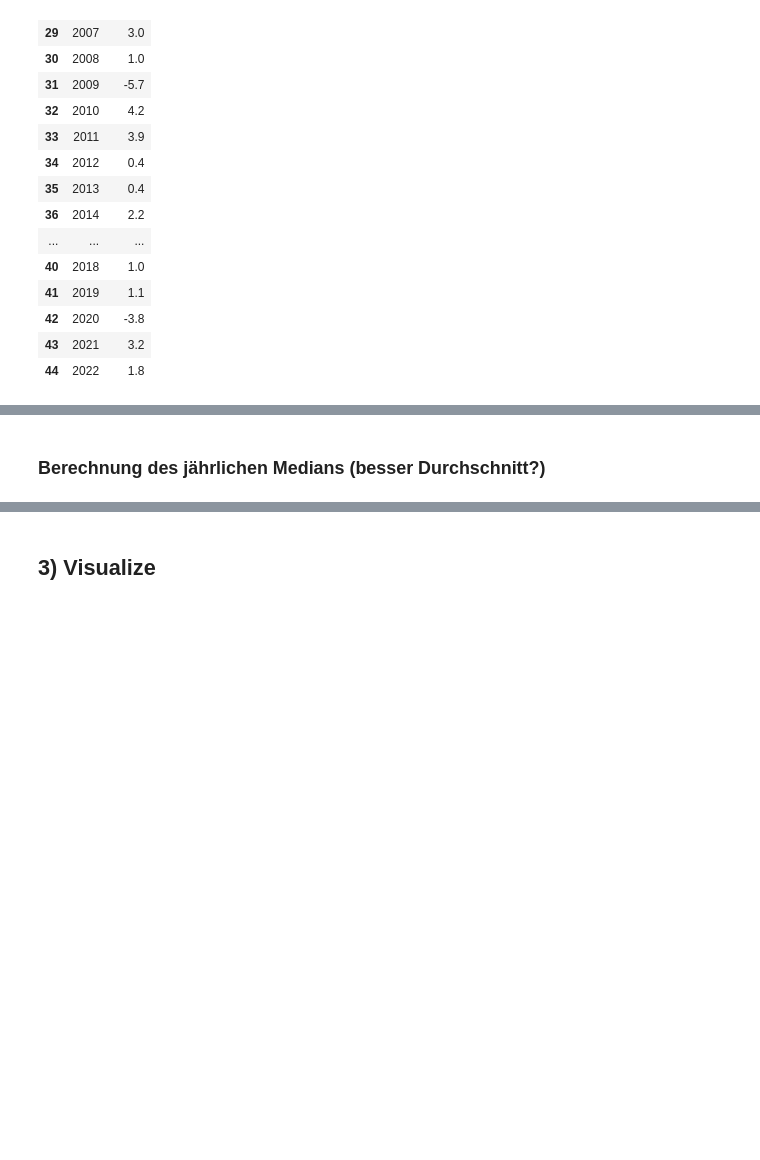
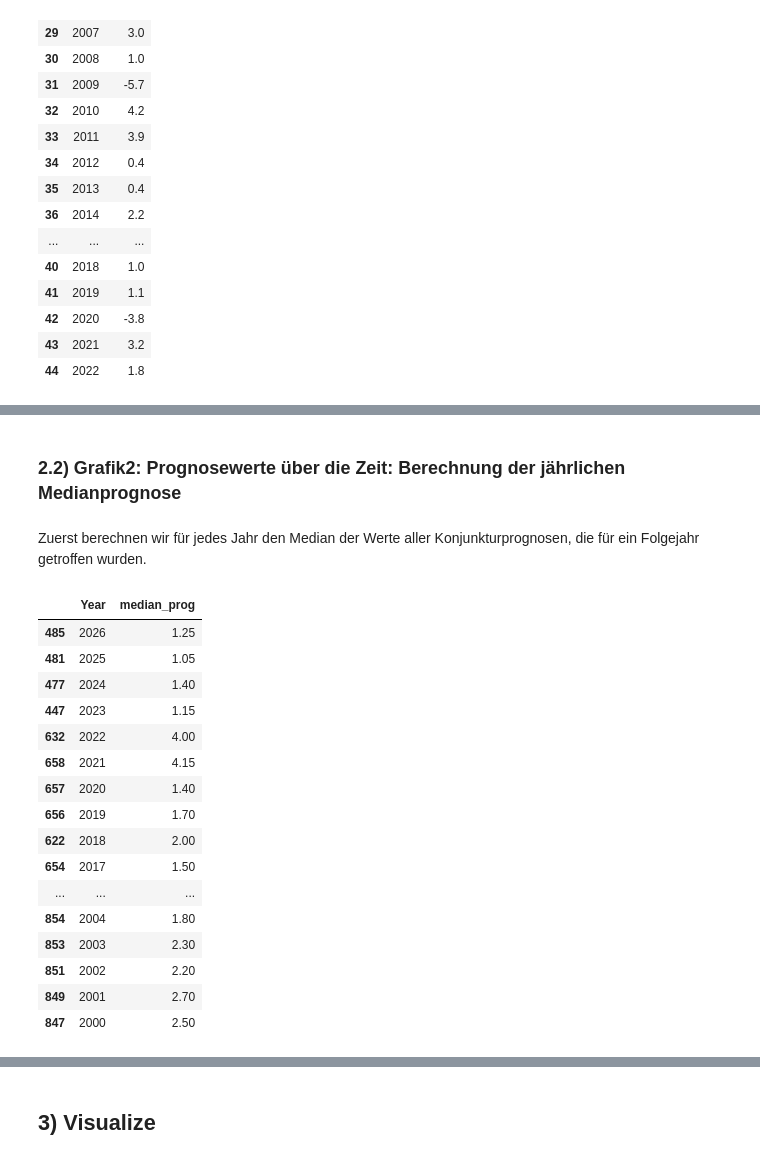
Before and after one commit to bettibayeah/konjunkturtracker, a Jupyter notebook: Konjunkturtracker.ipynb, the cells around one changed output, grey strips where cells are left out. Saved outputs shown, nothing was run; the diff lists cells and outputs as text; code cells hidden in the pictures; blank space fills up the shorter version.

```diff
--- a/Konjunkturtracker.ipynb
+++ b/Konjunkturtracker.ipynb
@@ -132,15 +173,2 @@ df_wide = (
 # %%
-# Sicherstellen, dass Daten im richtigen Format sind; Datenset sortieren
-df_prog['Year'] = pd.to_numeric(df_prog['Year'], errors='coerce')
-df_prog['Vintage'] = pd.to_datetime(df_prog['Vintage'], errors='coerce')
-df_sorted = df_prog.sort_values(['Year', 'Institute', 'Vintage'], ascending=[True, True, False])
-
-# Nur die neueste Prognose pro Jahr und Institut behalten
-df_sorted = df_sorted.groupby(['Year', 'Institute'], as_index=False).first()
-
-# Datenset einzelnd pro Jahr trennen
-df_2025 = df_sorted[df_sorted['Year'] == 2025].copy()
-df_2026 = df_sorted[df_sorted['Year'] == 2026].copy()
-df_2027 = df_sorted[df_sorted['Year'] == 2027].copy()
-
-df
+df_graph1 = df_graph1.groupby(['Year', 'Institute', "Horizon"], as_index=False).first()
@@ -210,2 +235,35 @@ df_2027_final = final_dfs[2027][['Institute', 'Lower', 'Value', 'Higher']].copy(
 # %% [markdown]
-### Berechnung des jährlichen Medians (besser Durchschnitt?)
+### 2.2) Grafik2: Prognosewerte über die Zeit: Berechnung der jährlichen Medianprognose
+# %% [markdown]
+Zuerst berechnen wir für jedes Jahr den Median der Werte aller Konjunkturprognosen, die für ein Folgejahr getroffen wurden.
+# %%
+df_prog_graph2 = df_prog.copy()
+
+# Nur die Vorjahresprognosen behalten
+df_prog_graph2 = df_prog_graph2[df_prog_graph2['Horizon'] == 1]
+
+# Medianprognosewerte
+df_prog_graph2['median_prog'] = df_prog_graph2.groupby(['Year'])["Value"].transform('median')
+
+# Nur die Medianprognosen pro Jahr behalten
+df_prog_graph2 = (df_prog_graph2.loc[:, ["Year", "median_prog"]].drop_duplicates())
+
+df_prog_graph2
+# %% [output]
+|  | Year | median_prog |
+| 485 | 2026 | 1.25 |
+| 481 | 2025 | 1.05 |
+| 477 | 2024 | 1.40 |
+| 447 | 2023 | 1.15 |
+| 632 | 2022 | 4.00 |
+| 658 | 2021 | 4.15 |
+| 657 | 2020 | 1.40 |
+| 656 | 2019 | 1.70 |
+| 622 | 2018 | 2.00 |
+| 654 | 2017 | 1.50 |
+| ... | ... | ... |
+| 854 | 2004 | 1.80 |
+| 853 | 2003 | 2.30 |
+| 851 | 2002 | 2.20 |
+| 849 | 2001 | 2.70 |
+| 847 | 2000 | 2.50 |
```
Also changed, not shown: parts of 46 cells of this notebook.
